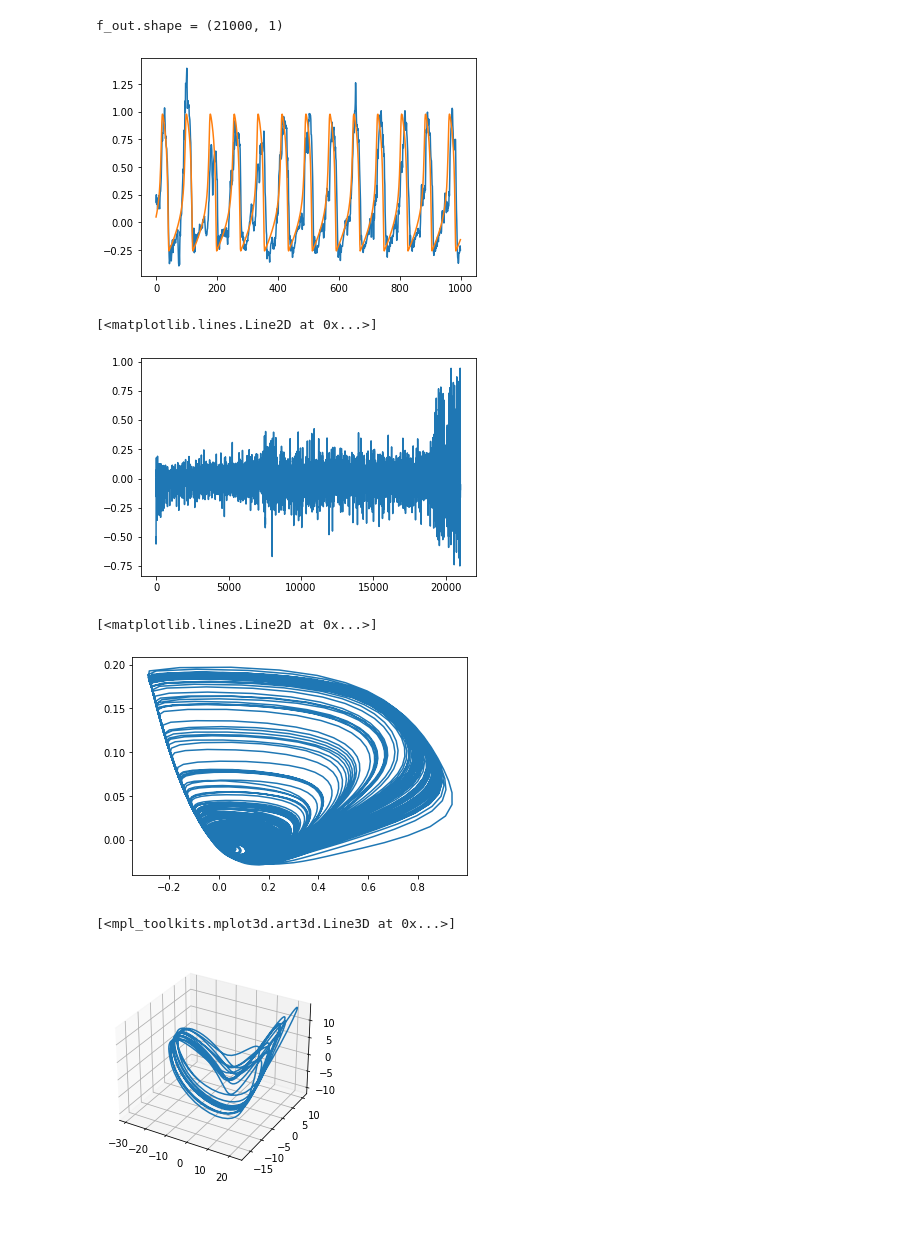
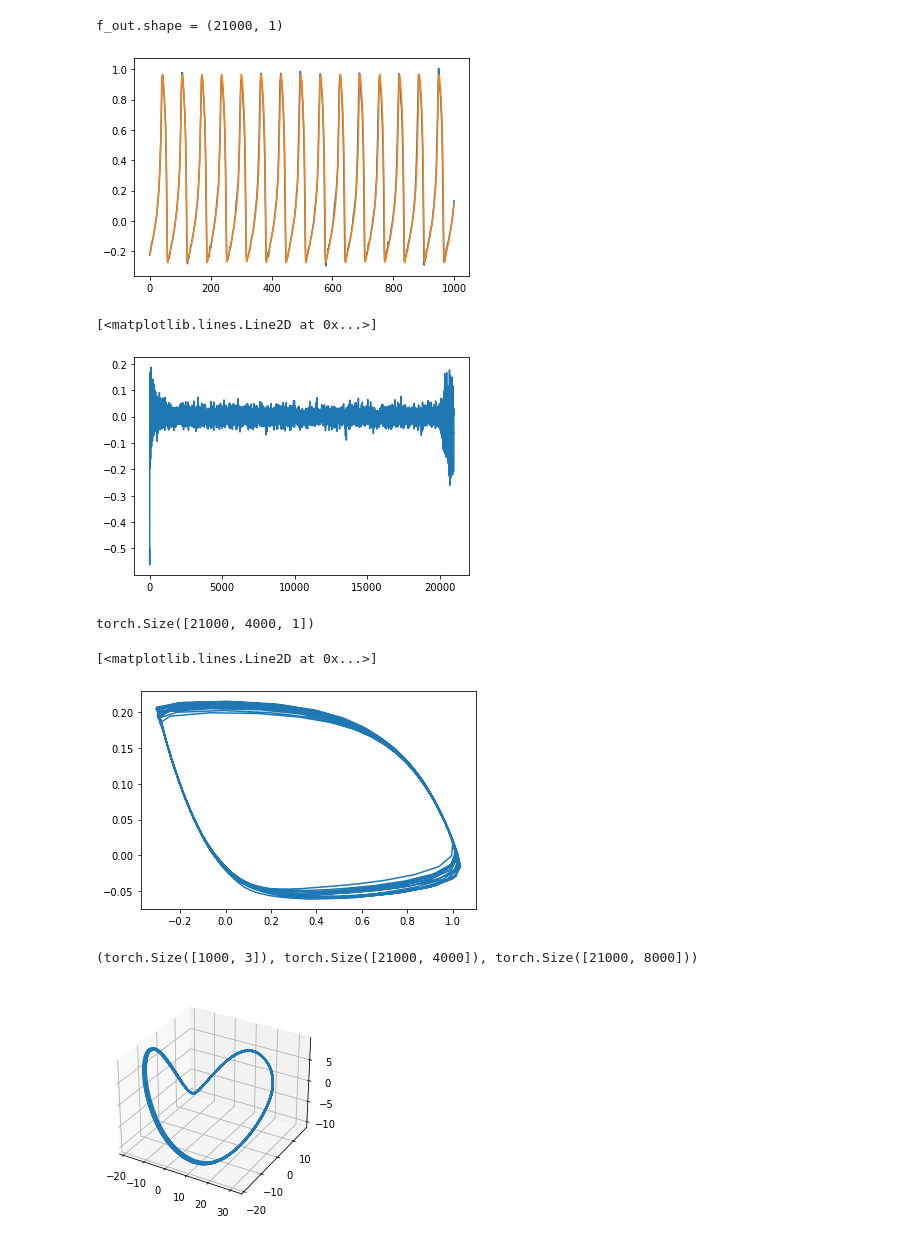
Before and after one commit to aw02m/Spiking_neural_networks, a Jupyter notebook: notebooks/first_run_target_spiking.ipynb, the cells around one changed output. Cells and saved outputs as stored; diff of their text form; code cells hidden in the pictures.

Commit message:
found good parameter and add spati-temporal graph with non-sort

```diff
--- a/notebooks/first_run_target_spiking.ipynb
+++ b/notebooks/first_run_target_spiking.ipynb
@@ -10,7 +10,8 @@ print(f"Device = {device.type}")
 # %% [output]
 Device = cuda
 # %%
-params_spiking = KNNetParameters(eps = 0.015, beta = 0.0, d = 0.26, a = 0.25, J = 0.1081 + 0.1)
+# params_spiking = KNNetParameters(eps = 0.015, beta = 0.0, d = 0.26, a = 0.25, J = 0.1081 + 0.1)
+params_spiking = KNNetParameters(eps = 0.02, beta = 0.0, d = 0.26, a = 0.25, J = 0.1081 + 0.1)
 
 def one_neuron(x0, y0, iteration, p: KNNetParameters):
     """The dynamics of one neuron. Return x, y."""
@@ -42,14 +43,15 @@ print(f_out.shape)
 (21000, 1)
 # %%
 input_size = 0
-hidden_size = 3000
+hidden_size = 4000
 output_size = 1
-eps_m = 0.019
-delta_eps = 0.004
+eps_m = 0.025
+delta_eps = 0.005
 a = 0.25
 eps = -delta_eps + 2 * delta_eps * torch.rand(hidden_size, 1).to(device) + eps_m
 #eps = torch.as_tensor(eps_m).to(device)
-J = (1 + a - torch.sqrt(1 + a * a - a + 3 * eps)) / 3 + 0.01 # Slightly more bifurcation value
+# J = (1 + a - torch.sqrt(1 + a * a - a + 3 * eps)) / 3 + 0.01 # Slightly more bifurcation value
+J = (1 + a - torch.sqrt(1 + a * a - a + 3 * eps)) / 3 + 0.05
 J = J.to(device)
 p = KNNetParameters(eps=eps, J=J, q=0.5)
 
@@ -78,12 +82,12 @@ plt.plot(f_out[-1000:, 0])
 plt.show()
 plt.close()
 # %% [output]
-[figure, old version]
+[figure, new version]
 # %%
 plt.plot((train_logs.numpy()[:, 0, 0] - f_out[:, 0]))
 # %% [output]
 [<matplotlib.lines.Line2D at 0x...>]
-[figure, old version]
+[figure, new version]
 # %%
 
 x = []
@@ -93,21 +97,34 @@ for i in range(len(states)):
     y.append(states[i].y)
 x = torch.stack(x)
 y = torch.stack(y)
+# np.savetxt('x', x.numpy(), delimiter=' ')
+# np.savetxt('y', y.numpy(), delimiter=' ')
+x.shape
+# %% [output]
+torch.Size([21000, 4000, 1])
 # %%
-plt.plot(x.numpy()[:, 5], y.numpy()[:, 5])
+plt.plot(x.numpy()[-1000:, 5], y.numpy()[-1000:, 5])
 # %% [output]
 [<matplotlib.lines.Line2D at 0x...>]
-[figure, old version]
+[figure, new version]
 # %%
 from discrete_network.pca.pca import PCA
 x = x.reshape(*x.shape[0:2])
+y = y.reshape(*y.shape[0:2])
 
 pca = PCA(3)
 pca_x = pca.decompose(x[-1000:])
+
+trajectory = torch.concat((x, y), axis=1)
+pca_traj = pca.decompose(trajectory[-1000:])
+pca_traj.shape, x.shape, trajectory.shape
+# %% [output]
+(torch.Size([1000, 3]), torch.Size([21000, 4000]), torch.Size([21000, 8000]))
 # %%
 fig = plt.figure()
 ax = fig.add_subplot(projection='3d')
 plt.plot(pca_x.numpy()[:, 0], pca_x.numpy()[:, 1], pca_x.numpy()[:, 2])
+plt.show()
+plt.close()
 # %% [output]
-[<mpl_toolkits.mplot3d.art3d.Line3D at 0x...>]
-[figure, old version]
+[figure, new version]
```
Also changed, not shown: parts of 4 cells of this notebook.
